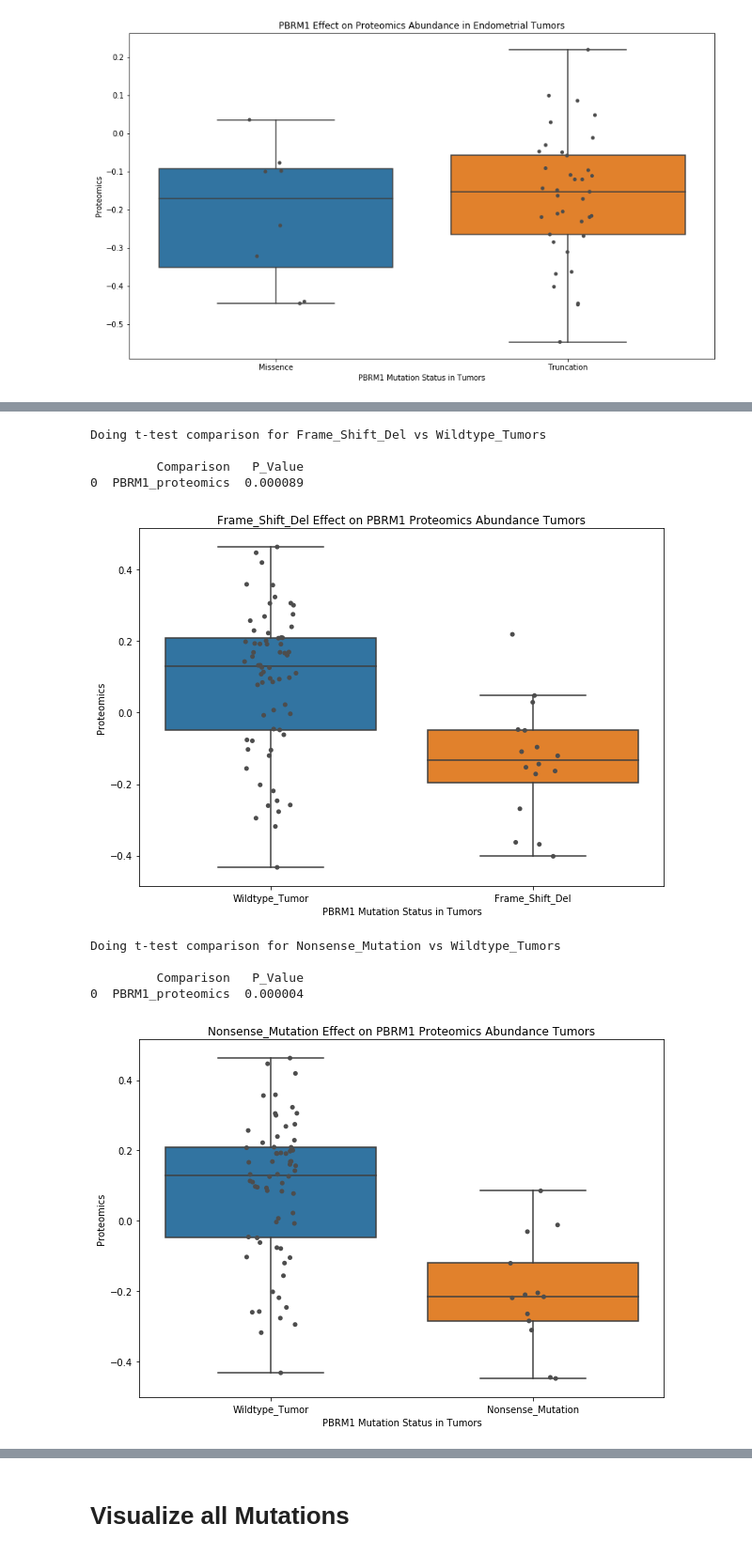
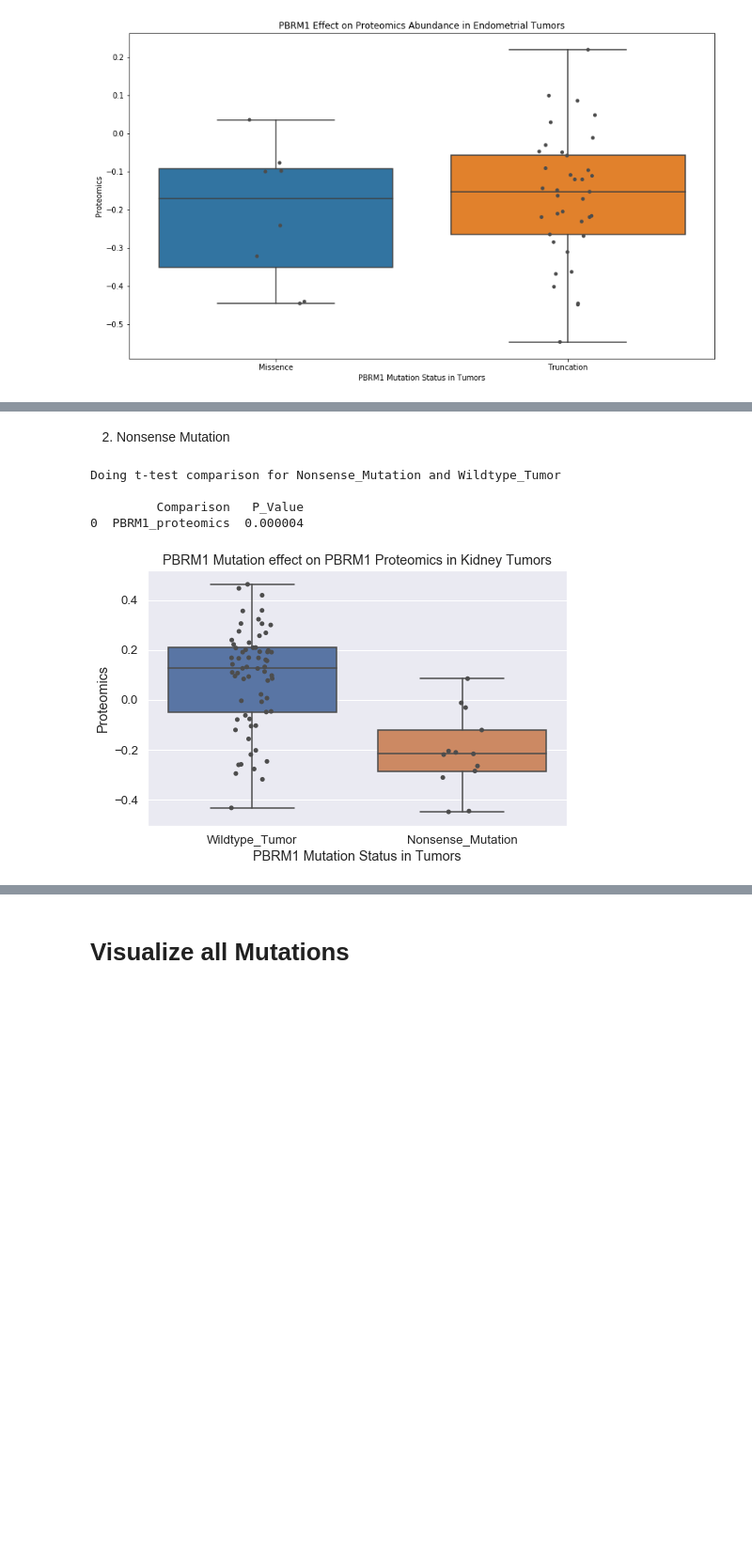
Before and after one commit to PayneLab/WhenMutationsMatter, a Jupyter notebook: Protein Notebooks/Kidney/PBRM1/PBRM1_cis_proteomics.ipynb, the cells around one changed output, grey strips where cells are left out. Shown at 94% size. Cells and saved outputs as stored; diff of their text form; code cells hidden in the pictures; blank space fills up the shorter version.

```diff
--- a/Protein Notebooks/Kidney/PBRM1/PBRM1_cis_proteomics.ipynb
+++ b/Protein Notebooks/Kidney/PBRM1/PBRM1_cis_proteomics.ipynb
@@ -133,38 +207,46 @@ common_mutations_list
+# %% [markdown]
+2. Nonsense Mutation
+# %%
+mut_2 = 'Nonsense_Mutation'
+mutation_prot_ns = rc_object.join_omics_to_mutations(omics_df_name="proteomics",
+                                                  mutations_genes=gene,
+                                                  omics_genes=gene,
+                                                  mutations_filter=[mut_2])
+mutation_prot_ns_tumors = mutation_prot_ns.loc[mutation_prot_fsd['Sample_Status'] == 'Tumor']
+#mutation_prot_fsd_tumors[gene+'_Mutation'].value_counts()
+# %%
+# filter: keep only missense and wiltype
+binary_mut = mutation_prot_ns_tumors.query('PBRM1_Mutation == @mut_2 or PBRM1_Mutation == "Wildtype_Tumor"')
+
+#format
+formatted_mut_ns = binary_mut[[gene+'_proteomics', gene+'_Mutation']]
+
+# T-test
+print("Doing t-test comparison for", mut_2, "and Wildtype_Tumor\n")
+significant_pval_results = al.wrap_ttest(formatted_mut_ns, gene+'_Mutation', [gene+'_proteomics'])
+print(significant_pval_results)
+# %% [output]
+Doing t-test comparison for Nonsense_Mutation and Wildtype_Tumor
+
+         Comparison   P_Value
+0  PBRM1_proteomics  0.000004
 # %%
-for mut in common_mutations_list:
-    filtered_mutation = rc_object.join_omics_to_mutations(omics_df_name="proteomics", mutations_genes=gene,
-                                                        omics_genes=gene,
-                                                        mutations_filter=[mut])
-    # Select binary values using bool
-    mutation_bool = filtered_mutation[gene+'_Mutation'].isin([mut, 'Wildtype_Tumor'])
-    binary_mut = filtered_mutation[mutation_bool] #pandas keeps rows where true
-
-    # run T-test
-    print("Doing t-test comparison for", mut, "vs Wildtype_Tumors\n")
-    significant_pval_results = al.wrap_ttest(binary_mut, gene+'_Mutation', omics_col_list)
-    print(significant_pval_results)
-
-    # Visualize
-    # FUNCTION TO SIMPLIFY?
-    plt.rcParams['figure.figsize']=(10,7)
-    rc_cis_boxplot = sns.boxplot(data = binary_mut, x = 'PBRM1_Mutation',
-                              y = gene+'_proteomics', order=['Wildtype_Tumor',mut], showfliers = False)
-    rc_cis_boxplot.set_title(mut + " Effect on " + gene + " Proteomics Abundance Tumors")
-    rc_cis_boxplot = sns.stripplot(data= binary_mut, x = 'PBRM1_Mutation',
-                                y = gene+'_proteomics', order=['Wildtype_Tumor',mut], jitter = True, color = ".3")
-    rc_cis_boxplot.set(xlabel = gene + " Mutation Status in Tumors", ylabel = "Proteomics")
-    plt.show()
-
-    plt.clf()
-    plt.close()
+plt.rcParams['figure.figsize']=(8,5)
+sns.set(font_scale = 1.2)
+rc_cis_boxplot = sns.boxplot(data = formatted_mut_ns,
+                             x = gene+'_Mutation',
+                             y = gene+'_proteomics',
+                             order = ['Wildtype_Tumor', mut_2],
+                             showfliers = False)
+rc_cis_boxplot.set_title(gene + " Mutation effect on "+gene+" Proteomics in Kidney Tumors")
+rc_cis_boxplot = sns.stripplot(data= formatted_mut_ns,
+                               x = gene+'_Mutation',
+                               y = gene+'_proteomics',
+                               order = ['Wildtype_Tumor', mut_2],
+                               jitter = True, color = ".3")
+rc_cis_boxplot.set(xlabel = gene + " Mutation Status in Tumors", ylabel = "Proteomics")
+plt.show()
+plt.clf()
+plt.close()
 # %% [output]
-Doing t-test comparison for Frame_Shift_Del vs Wildtype_Tumors
-
-         Comparison   P_Value
-0  PBRM1_proteomics  0.000089
-[figure, old version]
+[figure, new version]
-Doing t-test comparison for Nonsense_Mutation vs Wildtype_Tumors
-
-         Comparison   P_Value
-0  PBRM1_proteomics  0.000004
-[figure, removed]
```
Also changed, not shown: parts of 18 cells of this notebook, 4 other files.
